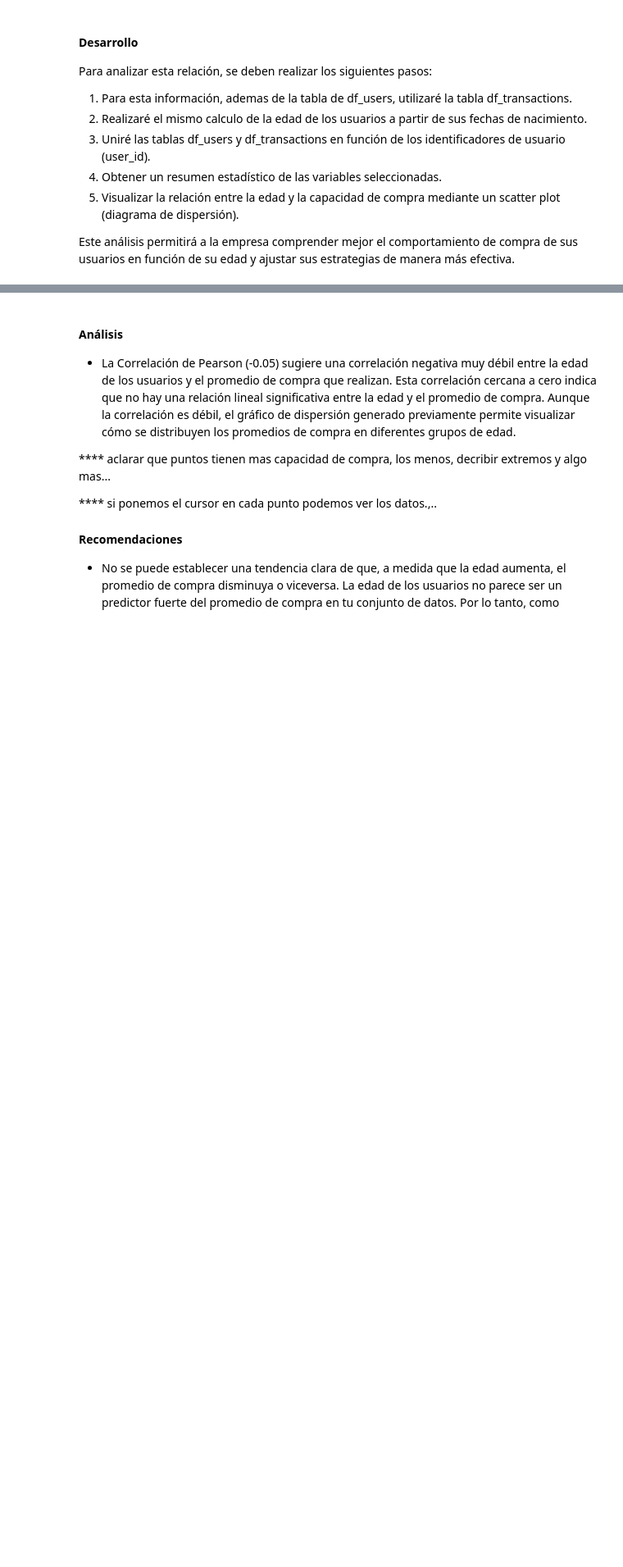
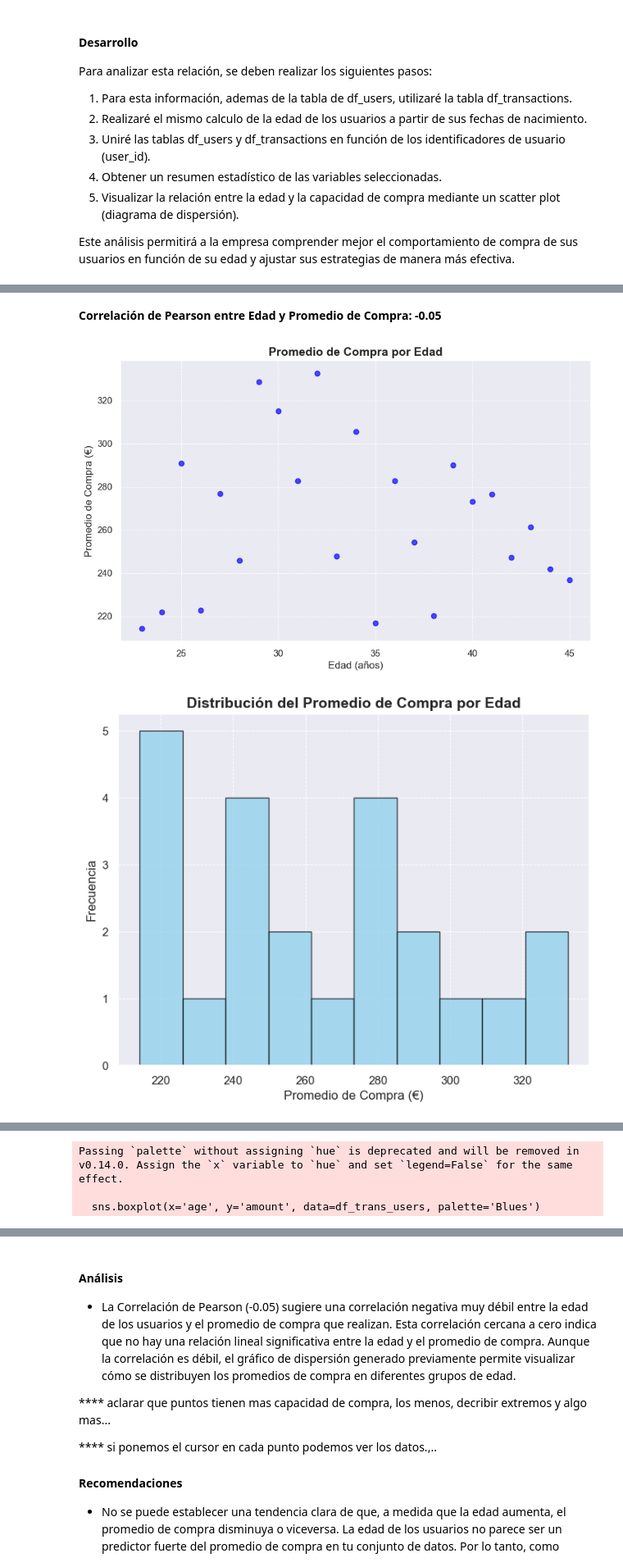
Before and after one commit to mcariqueo/Data_analytics_2024, a Jupyter notebook: Sprint_8_Python/sprint.ipynb, the cells around one changed output, grey strips where cells are left out. Shown at 82% size. Cells and saved outputs as stored; diff of their text form; code cells hidden in the pictures; blank space fills up the shorter version.

```diff
--- a/Sprint_8_Python/sprint.ipynb
+++ b/Sprint_8_Python/sprint.ipynb
@@ -207,0 +155,69 @@ fig.show()
+# %%
+# Fusionar los DataFrames df_transactions y df_users en df_trans_users
+df_trans_users = df_transactions.merge(df_users, left_on='user_id', right_on='id')
+
+# Agrupar por edad y calcular el promedio de la cantidad
+grouped_by_age = df_trans_users.groupby('age')['amount'].mean().reset_index()
+
+# Calcular correlación de Pearson entre edad y promedio de compra
+correlation = grouped_by_age['age'].corr(grouped_by_age['amount'])
+
+# Mostrar la correlación de Pearson
+display(Markdown(f"**Correlación de Pearson entre Edad y Promedio de Compra: {correlation:.2f}**"))
+
+# Crear el gráfico de dispersión
+plt.figure(figsize=(10, 6))
+plt.scatter(grouped_by_age['age'], grouped_by_age['amount'], marker='o', color='blue', alpha=0.7)
+
+# Configurar título y etiquetas de ejes
+plt.title('Promedio de Compra por Edad', fontsize=14, fontweight='bold')
+plt.xlabel('Edad (años)', fontsize=12)
+plt.ylabel('Promedio de Compra (€)', fontsize=12)
+
+# Mostrar el gráfico
+plt.grid(True, linestyle='--', linewidth=0.7)
+plt.show()
+
+# Crear histograma
+plt.figure(figsize=(8, 6))
+plt.hist(grouped_by_age['amount'], bins=10, color='skyblue', edgecolor='black', alpha=0.7)
+
+# Configurar título y etiquetas de ejes
+plt.title('Distribución del Promedio de Compra por Edad', fontsize=14, fontweight='bold')
+plt.xlabel('Promedio de Compra (€)', fontsize=12)
+plt.ylabel('Frecuencia', fontsize=12)
+
+# Mostrar el gráfico
+plt.grid(True, linestyle='--', linewidth=0.7)
+plt.show()
+
+# Crear gráfico de barras
+plt.figure(figsize=(10, 6))
+plt.bar(grouped_by_age['age'], grouped_by_age['amount'], color='skyblue')
+
+# Configurar título y etiquetas de ejes
+plt.title('Promedio de Compra por Edad', fontsize=14, fontweight='bold')
+plt.xlabel('Edad (años)', fontsize=12)
+plt.ylabel('Promedio de Compra (€)', fontsize=12)
+
+# Mostrar el gráfico
+plt.grid(True, linestyle='--', linewidth=0.7)
+plt.xticks(grouped_by_age['age'])  # Asegura que todas las edades estén etiquetadas
+plt.show()
+
+# Crear boxplot
+plt.figure(figsize=(8, 6))
+sns.boxplot(x='age', y='amount', data=df_trans_users, palette='Blues')
+
+# Configurar título y etiquetas de ejes
+plt.title('Distribución de Promedio de Compra por Edad', fontsize=14, fontweight='bold')
+plt.xlabel('Edad (años)', fontsize=12)
+plt.ylabel('Promedio de Compra (€)', fontsize=12)
+
+# Mostrar el gráfico
+plt.grid(True, linestyle='--', linewidth=0.7)
+plt.show()
+# %% [output]
+**Correlación de Pearson entre Edad y Promedio de Compra: -0.05**
+[figure, added]
+[figure, added]
@@ -207,0 +225,3 @@ fig.show()
+Passing `palette` without assigning `hue` is deprecated and will be removed in v0.14.0. Assign the `x` variable to `hue` and set `legend=False` for the same effect.
+
+  sns.boxplot(x='age', y='amount', data=df_trans_users, palette='Blues')
```
Also changed, not shown: parts of 21 cells of this notebook, 2 other files.
